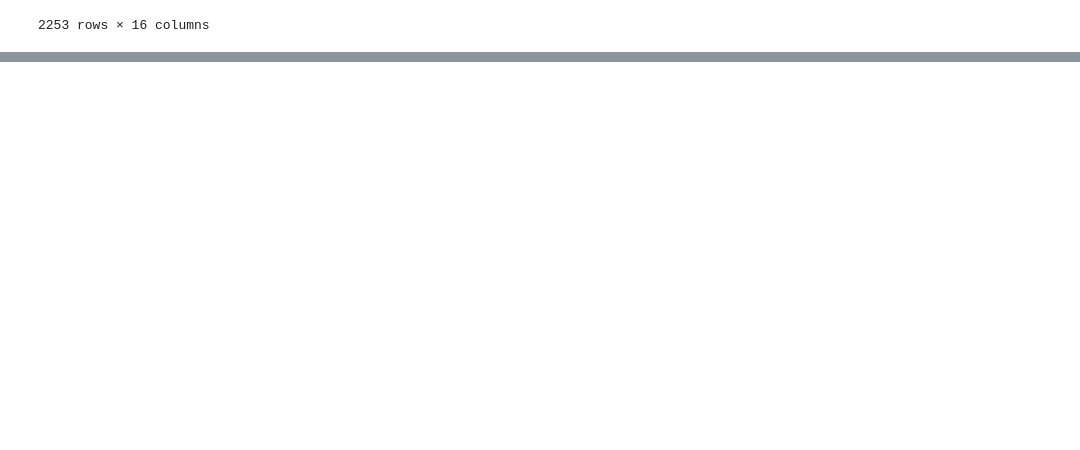
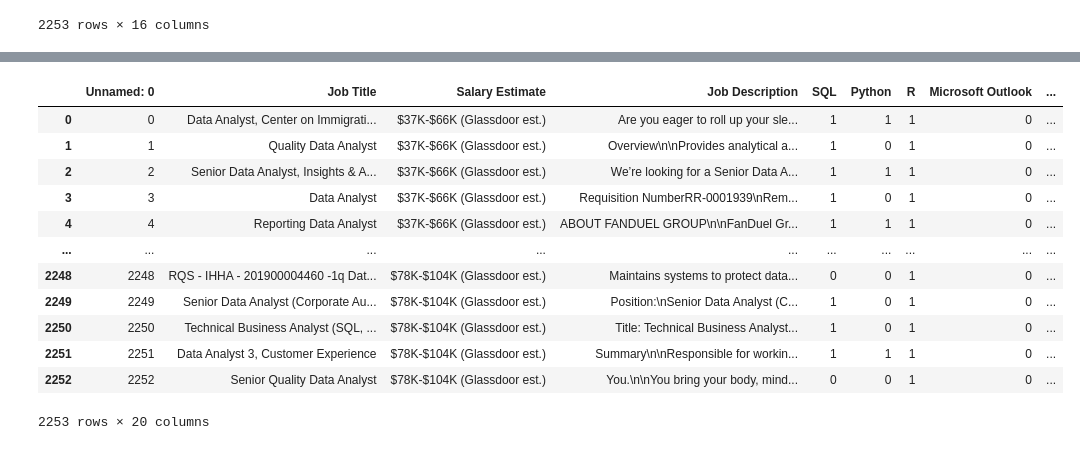
Before and after one commit to VinogradovIlya/algo, a Jupyter notebook: pro2_m3y4/main_4.ipynb, the cells around one changed output, grey strips where cells are left out. Drawn from its saved outputs; the diff is of its cells as text; code cells hidden in the pictures; blank space fills up the shorter version.

```diff
--- a/pro2_m3y4/main_4.ipynb
+++ b/pro2_m3y4/main_4.ipynb
@@ -30,0 +65,17 @@ df['Job Title'][0]
+# %%
+new_df['Total'] = new_df['SQL'] + new_df['Python'] + new_df['SQL'] + new_df['R'] + new_df['Microsoft Outlook'] + new_df['Excel'] + new_df['Word'] + new_df['MS Power BI'] + new_df['SharePoint'] + new_df['ServiceNow'] + new_df['MS Project'] + new_df['Planview'] + new_df['Java'] + new_df['C#'] + new_df['C++']
+new_df
+# %% [output]
+|  | Unnamed: 0 | Job Title | Salary Estimate | Job Description | SQL | Python | R | Microsoft Outlook | ... |
+| 0 | 0 | Data Analyst, Center on Immigrati... | $37K-$66K (Glassdoor est.) | Are you eager to roll up your sle... | 1 | 1 | 1 | 0 | ... |
+| 1 | 1 | Quality Data Analyst | $37K-$66K (Glassdoor est.) | Overview\n\nProvides analytical a... | 1 | 0 | 1 | 0 | ... |
+| 2 | 2 | Senior Data Analyst, Insights & A... | $37K-$66K (Glassdoor est.) | We’re looking for a Senior Data A... | 1 | 1 | 1 | 0 | ... |
+| 3 | 3 | Data Analyst | $37K-$66K (Glassdoor est.) | Requisition NumberRR-0001939\nRem... | 1 | 0 | 1 | 0 | ... |
+| 4 | 4 | Reporting Data Analyst | $37K-$66K (Glassdoor est.) | ABOUT FANDUEL GROUP\n\nFanDuel Gr... | 1 | 1 | 1 | 0 | ... |
+| ... | ... | ... | ... | ... | ... | ... | ... | ... | ... |
+| 2248 | 2248 | RQS - IHHA - 201900004460 -1q Dat... | $78K-$104K (Glassdoor est.) | Maintains systems to protect data... | 0 | 0 | 1 | 0 | ... |
+| 2249 | 2249 | Senior Data Analyst (Corporate Au... | $78K-$104K (Glassdoor est.) | Position:\nSenior Data Analyst (C... | 1 | 0 | 1 | 0 | ... |
+| 2250 | 2250 | Technical Business Analyst (SQL, ... | $78K-$104K (Glassdoor est.) | Title: Technical Business Analyst... | 1 | 0 | 1 | 0 | ... |
+| 2251 | 2251 | Data Analyst 3, Customer Experience | $78K-$104K (Glassdoor est.) | Summary\n\nResponsible for workin... | 1 | 1 | 1 | 0 | ... |
+| 2252 | 2252 | Senior Quality Data Analyst | $78K-$104K (Glassdoor est.) | You.\n\nYou bring your body, mind... | 0 | 0 | 1 | 0 | ... |
+2253 rows × 20 columns
```
Also changed, not shown: parts of 5 cells of this notebook, 12 other files.
